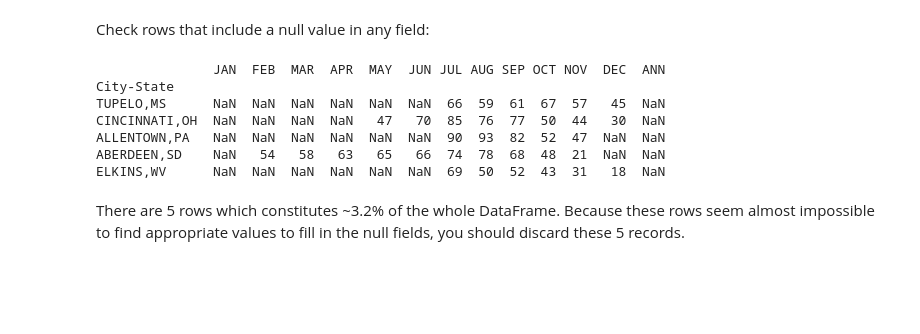
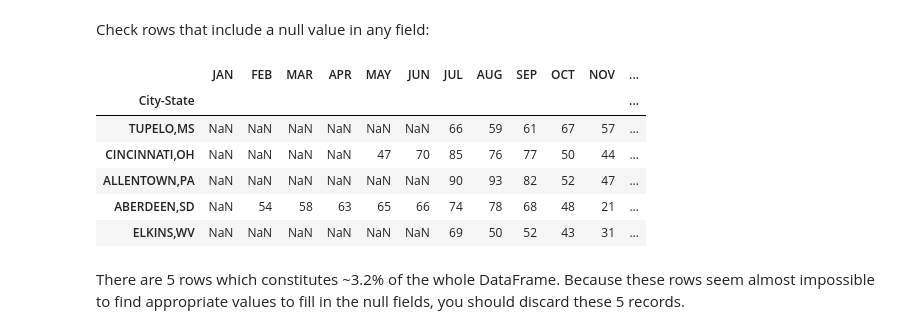
Before and after one commit to Nathan-Oyama-Personal/berkeley-ai, a Jupyter notebook: module20/eda.ipynb, the cells around one changed output. Drawn from its saved outputs; the diff is of its cells as text; code cells hidden in the pictures; blank space fills up the shorter version.

```diff
--- a/module20/eda.ipynb
+++ b/module20/eda.ipynb
@@ -426,15 +373,15 @@ del df_sunshine['Unnamed: 14']
 # %% [markdown]
 Check rows that include a null value in any field:
 # %%
-print(df_sunshine[df_sunshine.isna().any(axis=1)])
+df_sunshine[df_sunshine.isna().any(axis=1)]
 # %% [output]
-               JAN  FEB  MAR  APR  MAY  JUN JUL AUG SEP OCT NOV  DEC  ANN
-City-State
-TUPELO,MS      NaN  NaN  NaN  NaN  NaN  NaN  66  59  61  67  57   45  NaN
-CINCINNATI,OH  NaN  NaN  NaN  NaN   47   70  85  76  77  50  44   30  NaN
-ALLENTOWN,PA   NaN  NaN  NaN  NaN  NaN  NaN  90  93  82  52  47  NaN  NaN
-ABERDEEN,SD    NaN   54   58   63   65   66  74  78  68  48  21  NaN  NaN
-ELKINS,WV      NaN  NaN  NaN  NaN  NaN  NaN  69  50  52  43  31   18  NaN
+|  | JAN | FEB | MAR | APR | MAY | JUN | JUL | AUG | SEP | OCT | NOV | ... |
+| City-State |  |  |  |  |  |  |  |  |  |  |  | ... |
+| TUPELO,MS | NaN | NaN | NaN | NaN | NaN | NaN | 66 | 59 | 61 | 67 | 57 | ... |
+| CINCINNATI,OH | NaN | NaN | NaN | NaN | 47 | 70 | 85 | 76 | 77 | 50 | 44 | ... |
+| ALLENTOWN,PA | NaN | NaN | NaN | NaN | NaN | NaN | 90 | 93 | 82 | 52 | 47 | ... |
+| ABERDEEN,SD | NaN | 54 | 58 | 63 | 65 | 66 | 74 | 78 | 68 | 48 | 21 | ... |
+| ELKINS,WV | NaN | NaN | NaN | NaN | NaN | NaN | 69 | 50 | 52 | 43 | 31 | ... |
 # %% [markdown]
 There are 5 rows which constitutes ~3.2% of the whole DataFrame. Because these rows seem almost impossible to find appropriate values to fill in the null fields, you should discard these 5 records.
 # %%
```
Also changed, not shown: parts of 43 cells of this notebook.
